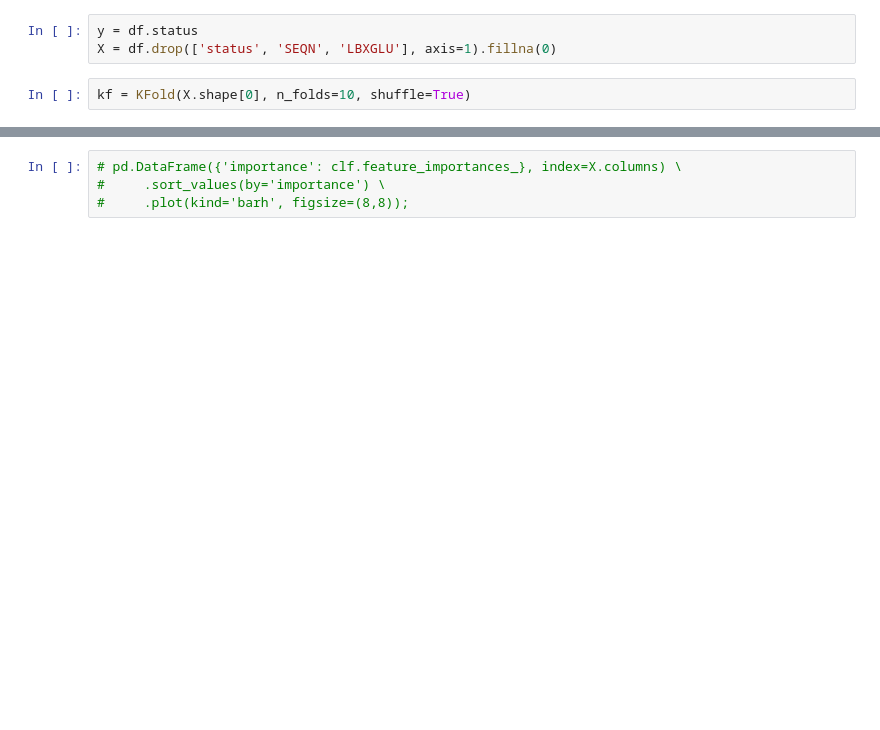
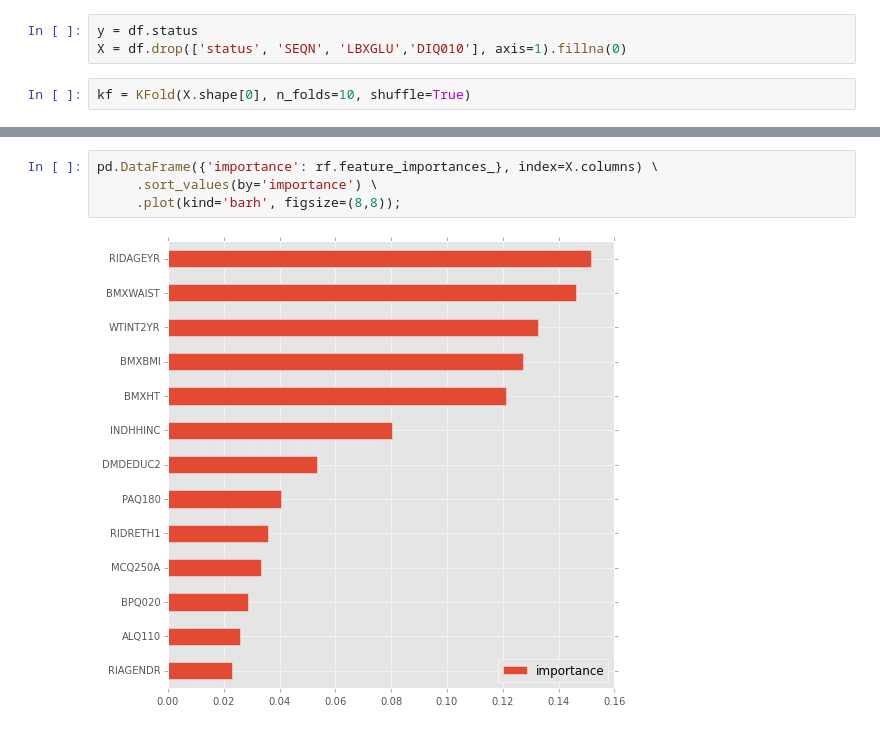
Before and after one commit to semerj/NHANES-diabetes, a Jupyter notebook: NHANES.ipynb, the cells around one changed output, grey strips where cells are left out. Saved outputs shown, nothing was run; the diff lists cells and outputs as text; blank space fills up the shorter version.

```diff
--- a/NHANES.ipynb
+++ b/NHANES.ipynb
@@ -302,7 +315,7 @@ from sklearn.cross_validation import KFold
 rf = RandomForestClassifier()
 # %%
 y = df.status
-X = df.drop(['status', 'SEQN', 'LBXGLU'], axis=1).fillna(0)
+X = df.drop(['status', 'SEQN', 'LBXGLU','DIQ010'], axis=1).fillna(0)
 # %%
 kf = KFold(X.shape[0], n_folds=10, shuffle=True)
 # %%
@@ -335,4 +351,6 @@ AVERAGE: 0.741
 # %%
-# pd.DataFrame({'importance': clf.feature_importances_}, index=X.columns) \
-#     .sort_values(by='importance') \
-#     .plot(kind='barh', figsize=(8,8));
+pd.DataFrame({'importance': rf.feature_importances_}, index=X.columns) \
+     .sort_values(by='importance') \
+     .plot(kind='barh', figsize=(8,8));
+# %% [output]
+[figure, added]
```
Also changed, not shown: parts of 6 cells of this notebook.
